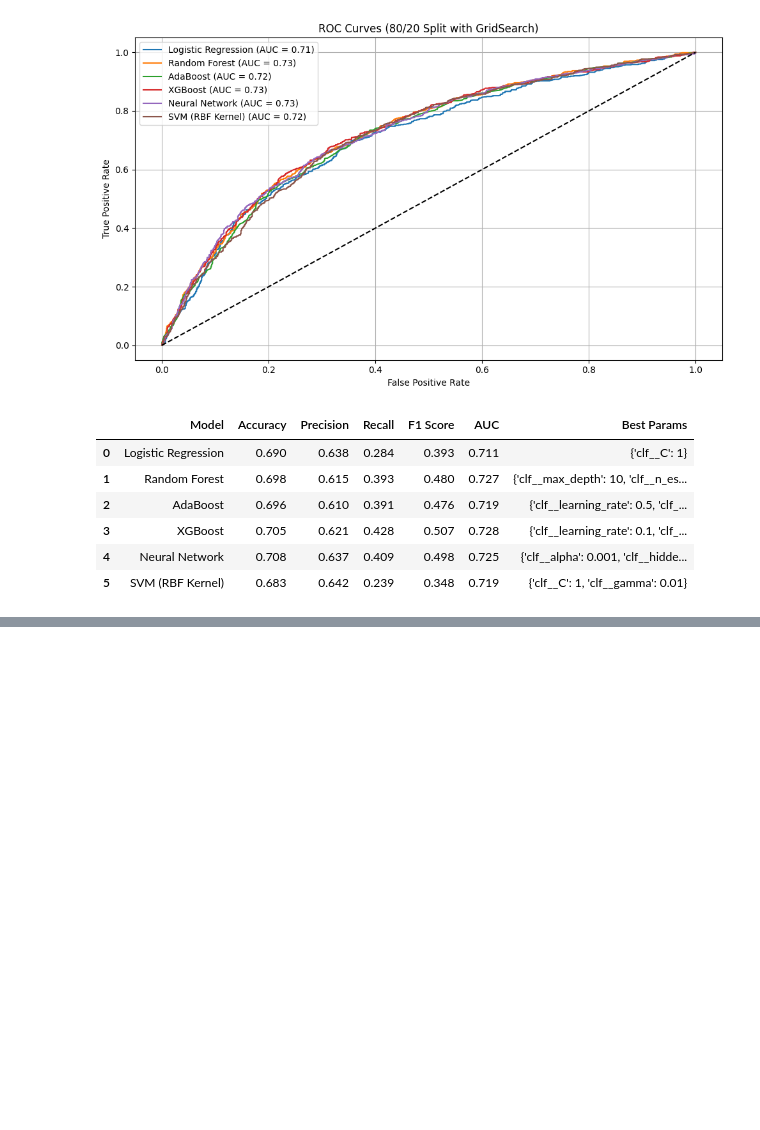
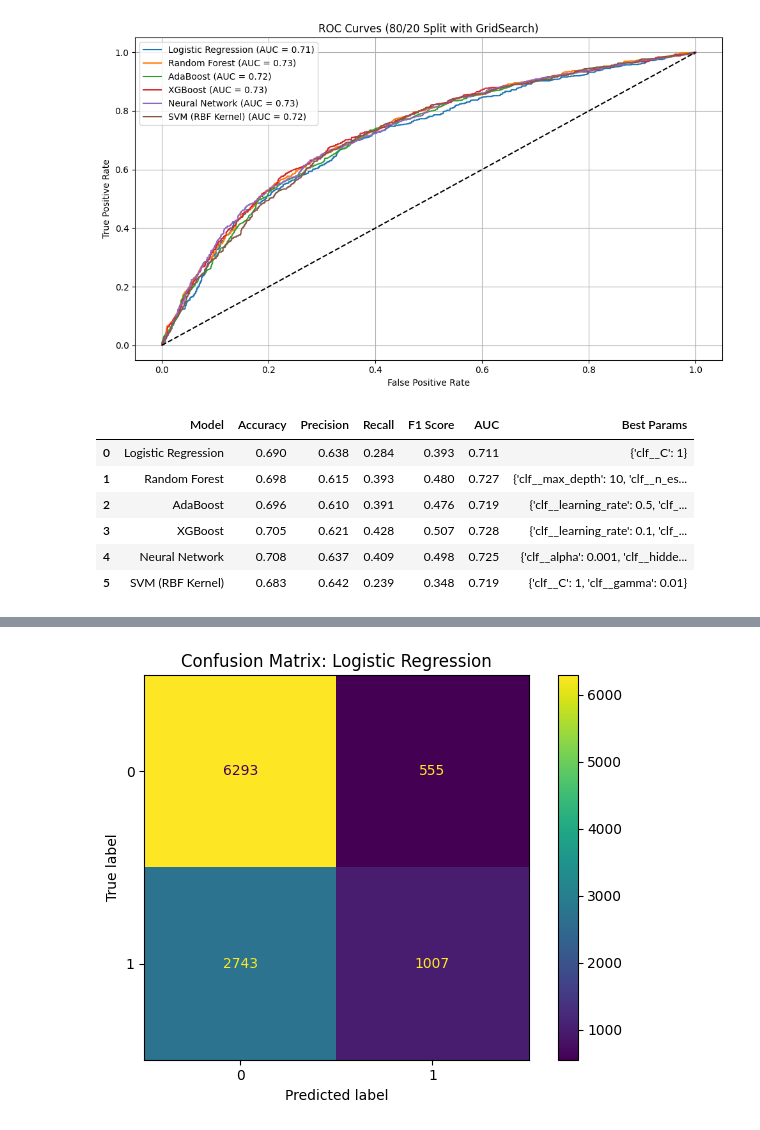
Before and after one commit to mincode2024/risk_assessment_case_study, a Jupyter notebook: notebooks/02_modeling.ipynb, the cells around one changed output, grey strips where cells are left out. Saved outputs shown, nothing was run; the diff lists cells and outputs as text; code cells hidden in the pictures; blank space fills up the shorter version.

Commit message:
model selection, finetuning and overfitting check

```diff
--- a/notebooks/02_modeling.ipynb
+++ b/notebooks/02_modeling.ipynb
@@ -638,0 +1128,90 @@ Running GridSearchCV for SVM (RBF Kernel)...
+# %%
+import pandas as pd
+import matplotlib.pyplot as plt
+import json
+import os
+from sklearn.pipeline import Pipeline
+from sklearn.preprocessing import StandardScaler
+from sklearn.linear_model import LogisticRegression
+from sklearn.metrics import (
+    accuracy_score, precision_score, recall_score, f1_score,
+    roc_auc_score, confusion_matrix, ConfusionMatrixDisplay, make_scorer
+)
+from sklearn.model_selection import StratifiedKFold, GridSearchCV
+
+# Load data
+df = pd.read_csv("../data/cox_violent_parsed_filt_dedup_featureselected_cleaned_encoded.csv")
+X = df.drop("is_recid", axis=1)
+y = df["is_recid"]
+
+# Cross-validation setup
+cv = StratifiedKFold(n_splits=5, shuffle=True, random_state=42)
+scorer = make_scorer(f1_score)
+
+# Create output directory
+os.makedirs("../reports", exist_ok=True)
+
+# Pipeline
+logreg_pipe = Pipeline([
+    ("scaler", StandardScaler()),
+    ("clf", LogisticRegression(max_iter=1000, random_state=42))
+])
+
+# Parameter grid
+logreg_param_grid = {
+    "clf__C": [0.01, 0.1, 1, 10],
+    "clf__penalty": ["l2"],
+    "clf__solver": ["lbfgs"]  # L2 is only compatible with lbfgs/saga
+}
+
+# Grid search
+grid_search = GridSearchCV(
+    estimator=logreg_pipe,
+    param_grid=logreg_param_grid,
+    scoring=scorer,
+    cv=cv,
+    n_jobs=-1,
+    verbose=0
+)
+grid_search.fit(X, y)
+
+# Best estimator and prediction
+best_logreg = grid_search.best_estimator_
+y_pred = best_logreg.predict(X)
+y_proba = best_logreg.predict_proba(X)[:, 1]
+
+# Metrics
+metrics = {
+    "Model": "Logistic Regression",
+    "Accuracy": round(accuracy_score(y, y_pred), 3),
+    "Precision": round(precision_score(y, y_pred), 3),
+    "Recall": round(recall_score(y, y_pred), 3),
+    "F1 Score": round(f1_score(y, y_pred), 3),
+    "AUC": round(roc_auc_score(y, y_proba), 3)
+}
+
+# Confusion Matrix
+cm = confusion_matrix(y, y_pred)
+disp = ConfusionMatrixDisplay(confusion_matrix=cm, display_labels=best_logreg.classes_)
+disp.plot()
+plt.title("Confusion Matrix: Logistic Regression")
+plt.tight_layout()
+plt.grid(False)
+plt.savefig("../reports/confusion_matrix_logreg.png")
+plt.show()
+
+# Save metrics
+metrics_df = pd.DataFrame([metrics])
+metrics_df.to_csv("../reports/tuned_baseline_logreg_model_metrics_summary.csv", index=False)
+
+# Save best parameters to JSON
+with open("../reports/best_params_logistic_regression.json", "w") as f:
+    json.dump(grid_search.best_params_, f, indent=2)
+
+# Print results
+print("\n=== Logistic Regression Performance ===")
+print(metrics_df.to_string(index=False))
+print("\nBest Parameters:")
+print(json.dumps(grid_search.best_params_, indent=2))
+# %% [output]
+[figure, added]
```
Also changed, not shown: parts of 19 cells of this notebook, 15 other files.
